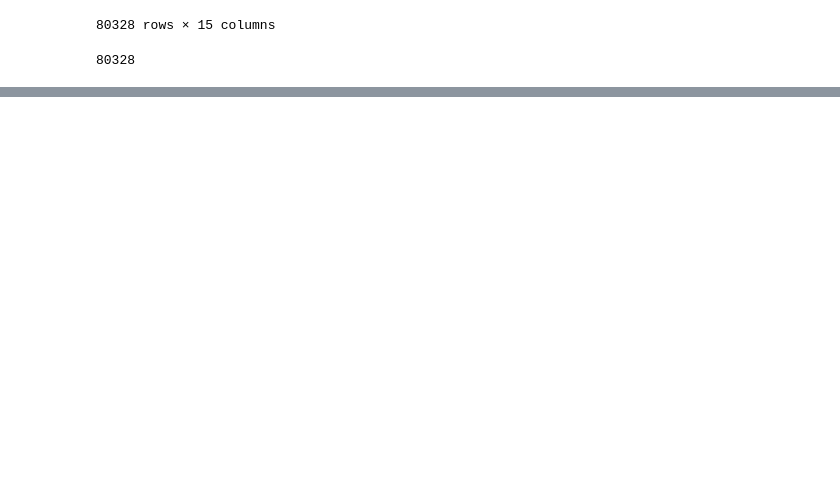
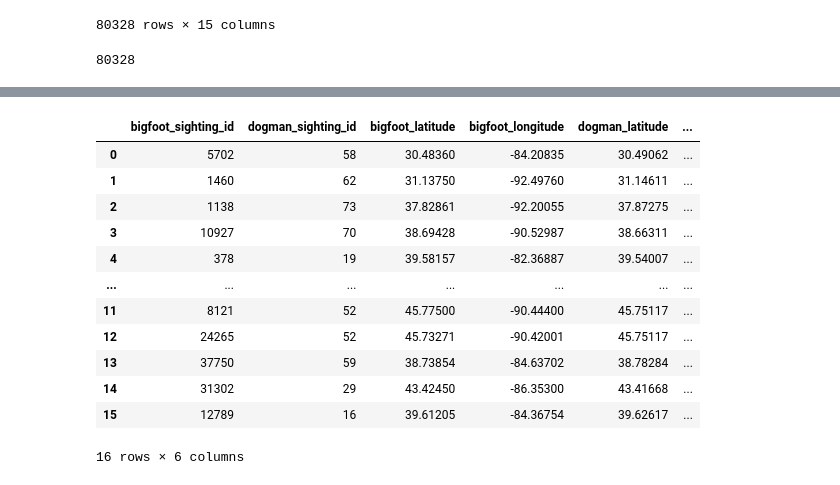
Before and after one commit to ryann1004/Capstone_RobertYann, a Jupyter notebook: Notebooks/Capstone_RY.ipynb, the cells around one changed output, grey strips where cells are left out. Saved outputs shown, nothing was run; the diff lists cells and outputs as text; code cells hidden in the pictures; blank space fills up the shorter version.

```diff
--- a/Notebooks/Capstone_RY.ipynb
+++ b/Notebooks/Capstone_RY.ipynb
@@ -1777,0 +1851,33 @@ conn.close()
+# %%
+# dogman sightings near bigfoot sightings
+query5 = '''
+SELECT
+    b.bigfoot_sighting_id,
+    d.dogman_sighting_id,
+    b.latitude AS bigfoot_latitude,
+    b.longitude AS bigfoot_longitude,
+    d.latitude AS dogman_latitude,
+    d.longitude AS dogman_longitude
+FROM
+    BigfootSightings b
+JOIN
+    DogmanSightings d ON ABS(b.latitude - d.latitude) <=0.05 AND ABS(b.longitude - d.longitude) <=0.05
+WHERE
+    ABS(b.latitude - d.latitude) <=0.05 AND ABS(b.longitude - d.longitude) <=0.05;
+'''
+result5 = pd.read_sql(query5, conn)
+result5
+# %% [output]
+|  | bigfoot_sighting_id | dogman_sighting_id | bigfoot_latitude | bigfoot_longitude | dogman_latitude | ... |
+| 0 | 5702 | 58 | 30.48360 | -84.20835 | 30.49062 | ... |
+| 1 | 1460 | 62 | 31.13750 | -92.49760 | 31.14611 | ... |
+| 2 | 1138 | 73 | 37.82861 | -92.20055 | 37.87275 | ... |
+| 3 | 10927 | 70 | 38.69428 | -90.52987 | 38.66311 | ... |
+| 4 | 378 | 19 | 39.58157 | -82.36887 | 39.54007 | ... |
+| ... | ... | ... | ... | ... | ... | ... |
+| 11 | 8121 | 52 | 45.77500 | -90.44400 | 45.75117 | ... |
+| 12 | 24265 | 52 | 45.73271 | -90.42001 | 45.75117 | ... |
+| 13 | 37750 | 59 | 38.73854 | -84.63702 | 38.78284 | ... |
+| 14 | 31302 | 29 | 43.42450 | -86.35300 | 43.41668 | ... |
+| 15 | 12789 | 16 | 39.61205 | -84.36754 | 39.62617 | ... |
+16 rows × 6 columns
```
Also changed, not shown: parts of 2 cells of this notebook.
